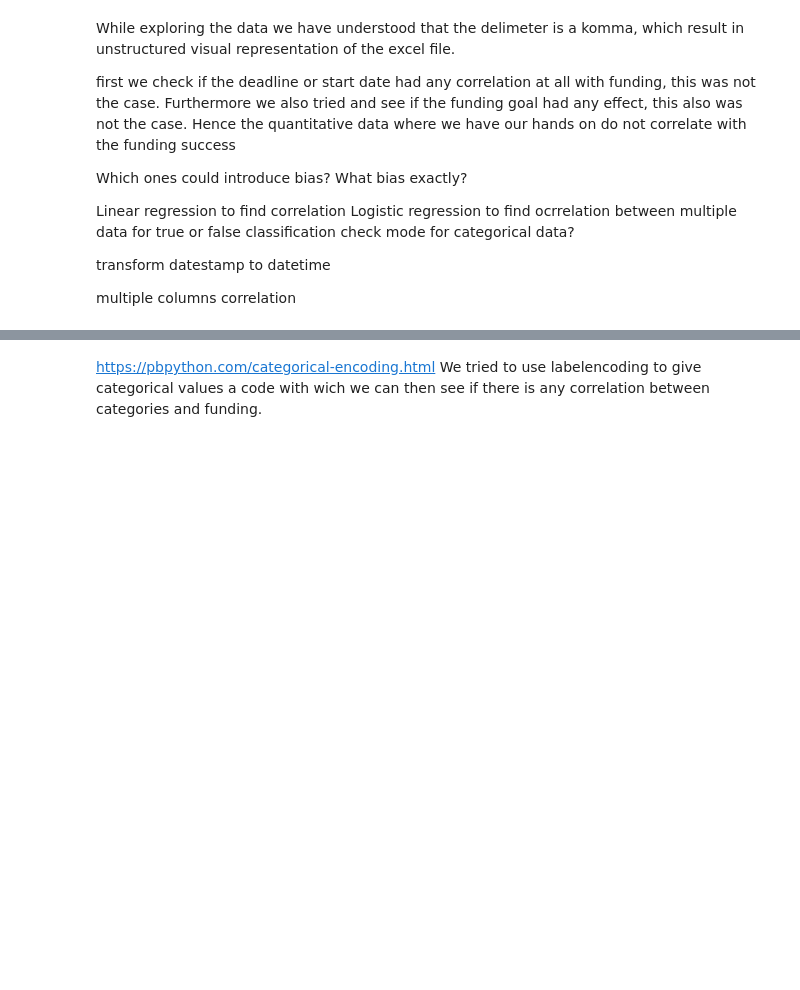
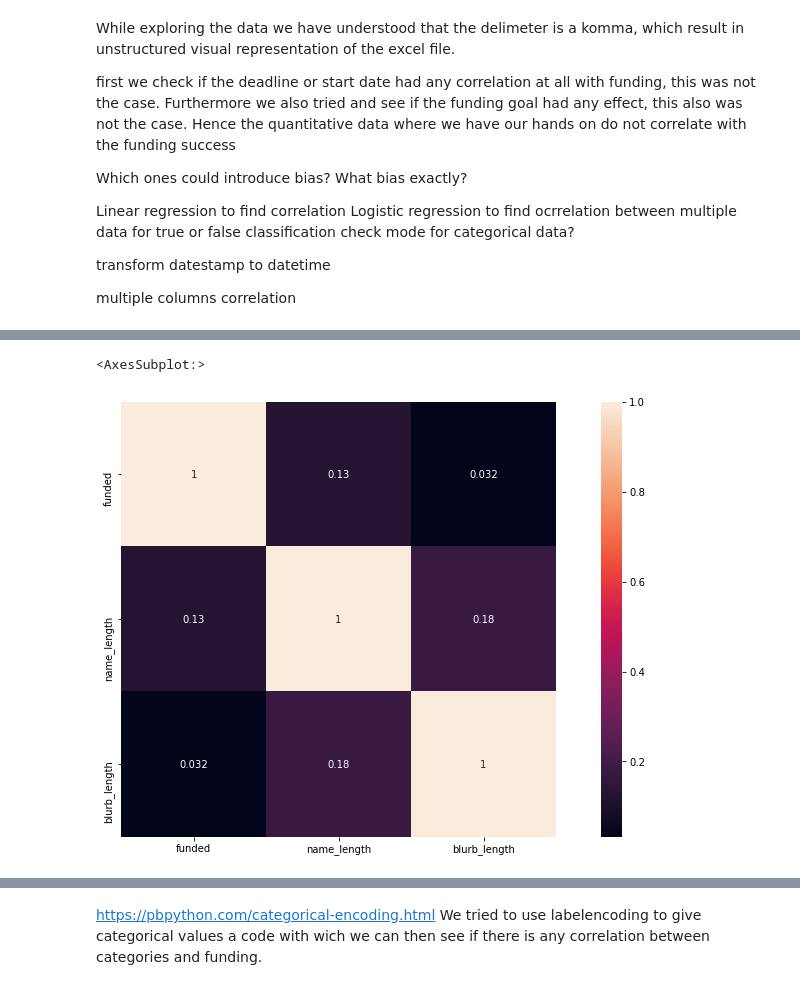
Before and after one commit to ChakirBelhaj/python-for-text-analysis, a Jupyter notebook: project/project.ipynb, the cells around one changed output, grey strips where cells are left out. Cells and saved outputs as stored; diff of their text form; code cells hidden in the pictures; blank space fills up the shorter version.

```diff
--- a/project/project.ipynb
+++ b/project/project.ipynb
@@ -119,0 +104,7 @@ display(df.sample(100))
+# %%
+corr = trainData[['blurb_length', 'name_length', 'funded']].corr()
+col = corr.nlargest(10, 'funded').index
+sns.heatmap(corr.loc[col,col], annot=True, square=True)
+# %% [output]
+<AxesSubplot:>
+[figure, added]
```
Also changed, not shown: parts of 28 cells of this notebook, 8 other files.
